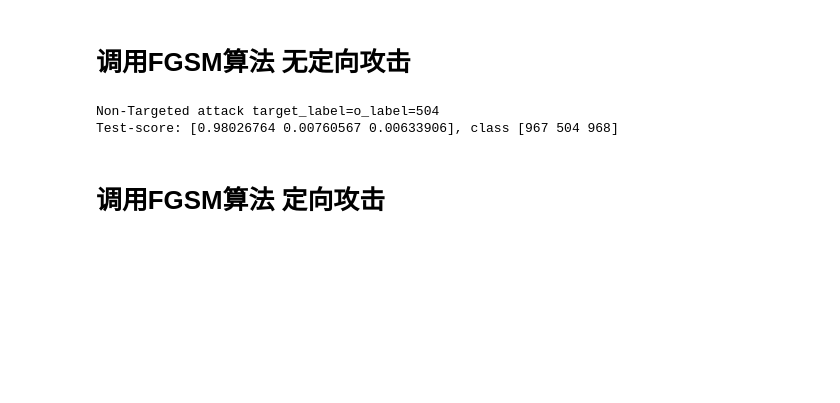
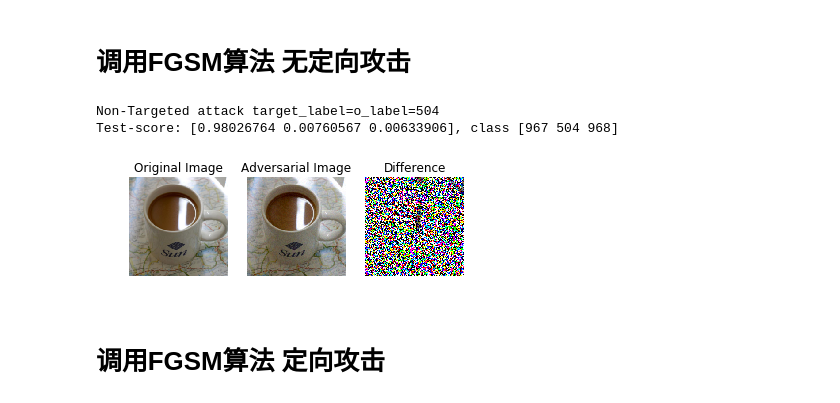
Before and after one commit to advboxes/AdvBox, a Jupyter notebook: sdk_demo.ipynb, the cells around one changed output. Cells and saved outputs as stored; diff of their text form; code cells hidden in the pictures; blank space fills up the shorter version.

```diff
--- a/sdk_demo.ipynb
+++ b/sdk_demo.ipynb
@@ -103,26 +109,31 @@ Test-score: [0.63326067 0.23805845 0.0749701 ], class [504 967 968]
 # %%
 img_path = "mug227.png"
 img=process_img(img_path)
 
 #init_prog(fluid.default_main_program())
 
 #生成对抗样本
 adv=FGSM(adv_program=adv_program,eval_program=eval_program,gradients=gradients,o=img,
          input_layer=input_layer,output_layer=out,step_size=16.0/256.0,isTarget=False,target_label=0)
 
 
 result = exe.run(eval_program,
                  fetch_list=fetch_list,
                  feed={ 'image':adv })
 result = result[0][0]
 
 pred_label = np.argsort(result)[::-1][:TOPK]
 
 print("Test-score: {0}, class {1}".format(result[pred_label], pred_label))
 sys.stdout.flush()
+
+adv_img=tensor2img(adv)
+
+show_images_diff(o_img,adv_img)
 # %% [output]
 Non-Targeted attack target_label=o_label=504
 Test-score: [0.98026764 0.00760567 0.00633906], class [967 504 968]
+[figure, added]
 # %% [markdown]
 # 调用FGSM算法 定向攻击
 # %%
```
Also changed, not shown: parts of 2 cells of this notebook, 1 other file.
